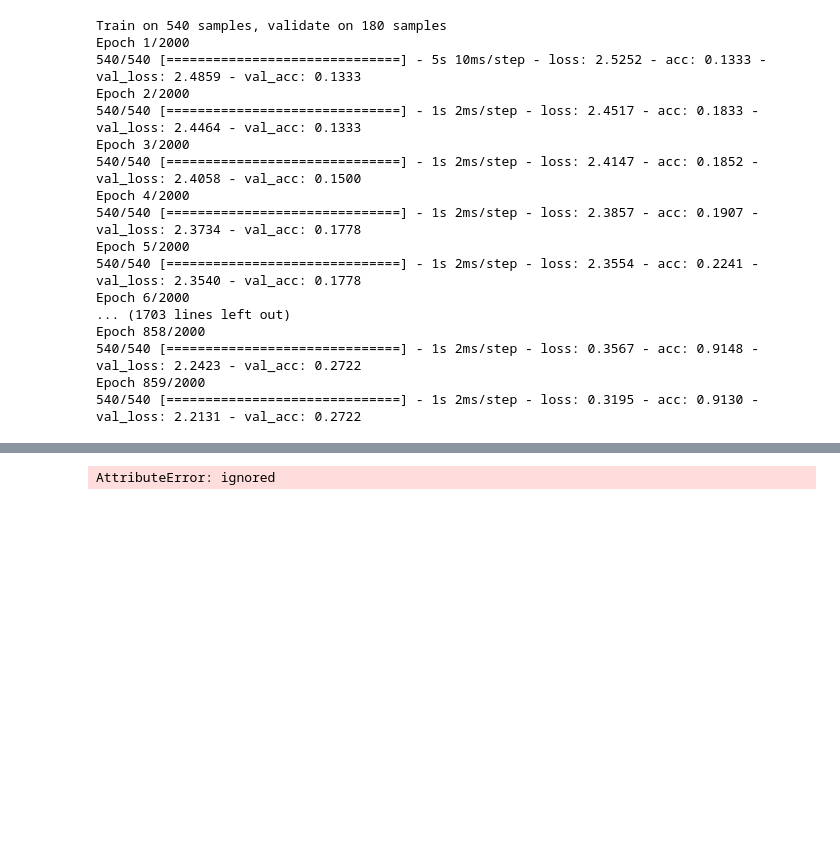
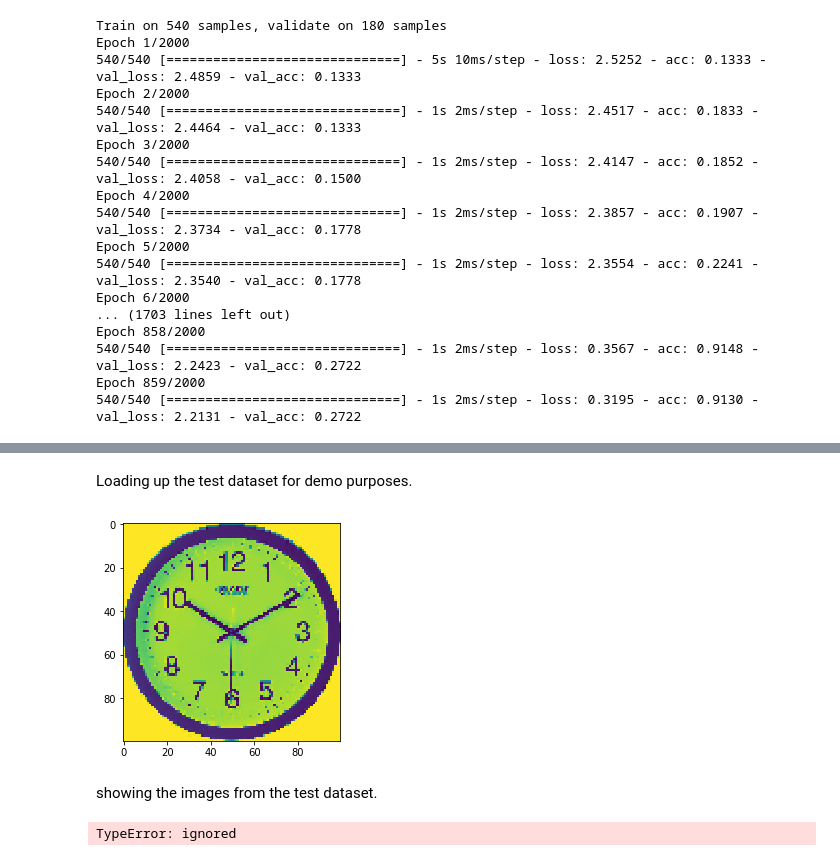
Before and after one commit to pkong0414/Deep-Learning-Projects, a Jupyter notebook: Copy_of_clockAI_with_dropout_v0.2.ipynb, the cells around one changed output, grey strips where cells are left out. Saved outputs shown, nothing was run; the diff lists cells and outputs as text; code cells hidden in the pictures; blank space fills up the shorter version.

```diff
--- a/Copy_of_clockAI_with_dropout_v0.2.ipynb
+++ b/Copy_of_clockAI_with_dropout_v0.2.ipynb
@@ -467,0 +570,11 @@ Epoch 859/2000
+# %% [markdown]
+Loading up the test dataset for demo purposes.
+# %%
+
+#image and 0 - 1 values
+plt.imshow( test_dataset[ 0, :, :, 0 ] )
+plt.show()
+# %% [output]
+[figure, added]
+# %% [markdown]
+showing the images from the test dataset.
@@ -468,6 +583,4 @@ Epoch 859/2000
 # %%
-model = model.load_weights( '/content/drive/My Drive/my_clock_ai_v0.1.h5' )
+model_demo = load_model( '/content/drive/My Drive/my_clock_ai_v0.1.HDF5' )
+# %% [output]
+TypeError: ignored
-# %%
-model.predict( x_val[0] )
-# %% [output]
-AttributeError: ignored
```
Also changed, not shown: parts of 31 cells of this notebook.
